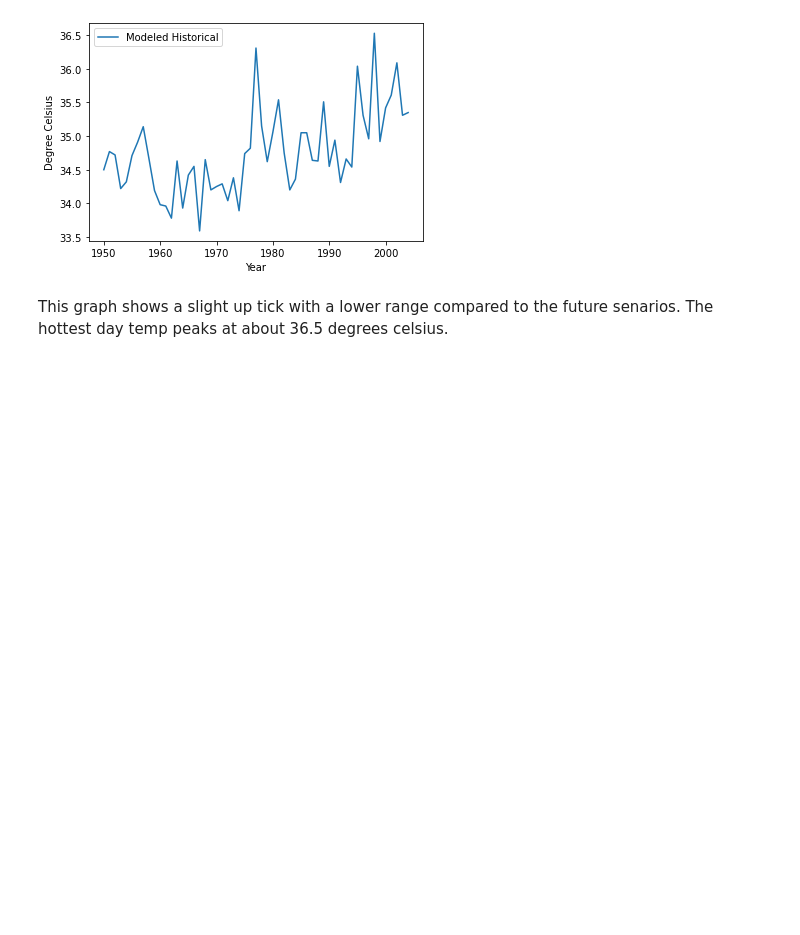
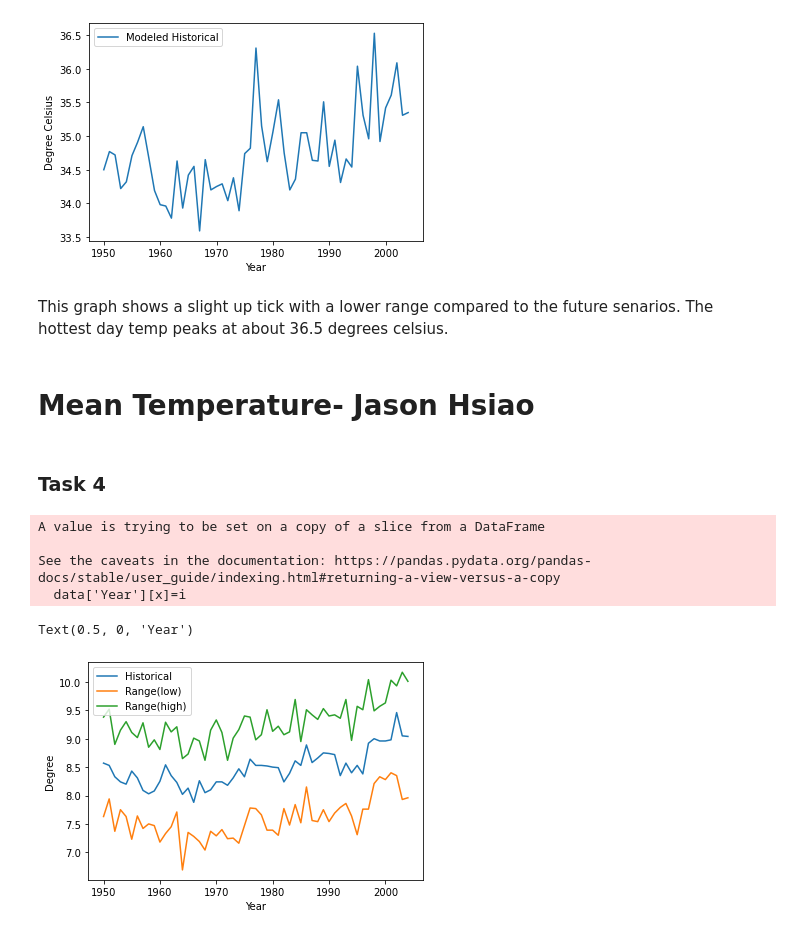
Before and after one commit to data301-2021-winter1/project-group70-project, a Jupyter notebook: notebooks/Task4.ipynb, the cells around one changed output. Drawn from its saved outputs; the diff is of its cells as text; code cells hidden in the pictures; blank space fills up the shorter version.

```diff
--- a/notebooks/Task4.ipynb
+++ b/notebooks/Task4.ipynb
@@ -150,3 +149,31 @@ Text(0, 0.5, 'Degree Celsius')
 [figure]
 # %% [markdown]
 This graph shows a slight up tick with a lower range compared to the future senarios. The hottest day temp peaks at about 36.5 degrees celsius.
+# %% [markdown]
+# Mean Temperature- Jason Hsiao
+# %% [markdown]
+### Task 4
+# %%
+import pandas as pd
+import matplotlib.pyplot as plt
+import numpy as np
+from project_function1 import load_and_process
+path='../data/raw/Mean_Temperature.csv'
+pastTemp,futureTemp=load_and_process(path)
+# %% [output]
+A value is trying to be set on a copy of a slice from a DataFrame
+
+See the caveats in the documentation: https://pandas.pydata.org/pandas-docs/stable/user_guide/indexing.html#returning-a-view-versus-a-copy
+  data['Year'][x]=i
+# %%
+#see if modeled historical mean temperature lies in between the other two
+years=pastTemp['Year']
+plt.plot(years,pastTemp['Modeled Historical'],label='Historical')
+plt.plot(years,pastTemp["Historical Range (low)"],label='Range(low)')
+plt.plot(years,pastTemp['Historical Range (high)'],label='Range(high)')
+plt.legend()
+plt.ylabel('Degree')
+plt.xlabel('Year')
+# %% [output]
+Text(0.5, 0, 'Year')
+[figure, added]
```
Also changed, not shown: parts of 8 cells of this notebook, 2 other files.
